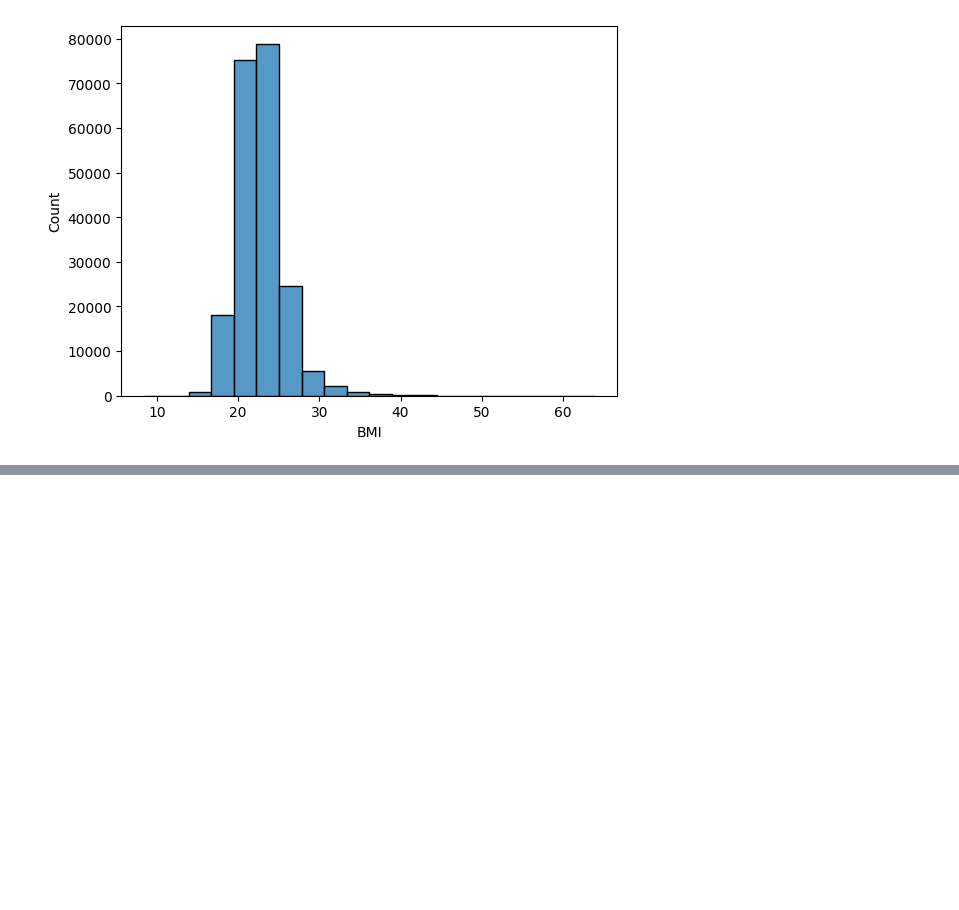
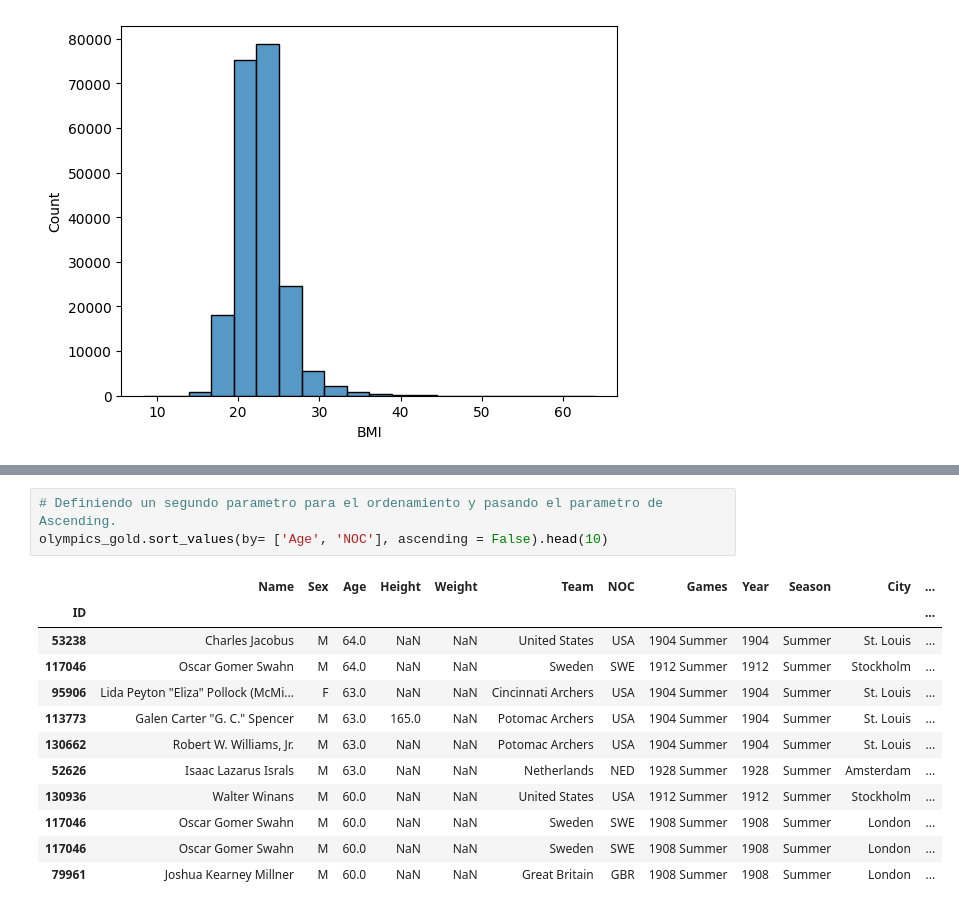
Before and after one commit to oscargbocanegra/learning, a Jupyter notebook: MachineLearning/c-udemy-analisis-datos-python-3/notebooks/04-manipulacion-datos-pandas.ipynb, the cells around one changed output, grey strips where cells are left out. Saved outputs shown, nothing was run; the diff lists cells and outputs as text; blank space fills up the shorter version.

```diff
--- a/MachineLearning/c-udemy-analisis-datos-python-3/notebooks/04-manipulacion-datos-pandas.ipynb
+++ b/MachineLearning/c-udemy-analisis-datos-python-3/notebooks/04-manipulacion-datos-pandas.ipynb
@@ -610,0 +787,16 @@ sb.histplot(olympics['BMI'], bins=20)
+# %%
+# Definiendo un segundo parametro para el ordenamiento y pasando el parametro de Ascending.
+olympics_gold.sort_values(by= ['Age', 'NOC'], ascending = False).head(10)
+# %% [output]
+|  | Name | Sex | Age | Height | Weight | Team | NOC | Games | Year | Season | City | ... |
+| ID |  |  |  |  |  |  |  |  |  |  |  | ... |
+| 53238 | Charles Jacobus | M | 64.0 | NaN | NaN | United States | USA | 1904 Summer | 1904 | Summer | St. Louis | ... |
+| 117046 | Oscar Gomer Swahn | M | 64.0 | NaN | NaN | Sweden | SWE | 1912 Summer | 1912 | Summer | Stockholm | ... |
+| 95906 | Lida Peyton "Eliza" Pollock (McMi... | F | 63.0 | NaN | NaN | Cincinnati Archers | USA | 1904 Summer | 1904 | Summer | St. Louis | ... |
+| 113773 | Galen Carter "G. C." Spencer | M | 63.0 | 165.0 | NaN | Potomac Archers | USA | 1904 Summer | 1904 | Summer | St. Louis | ... |
+| 130662 | Robert W. Williams, Jr. | M | 63.0 | NaN | NaN | Potomac Archers | USA | 1904 Summer | 1904 | Summer | St. Louis | ... |
+| 52626 | Isaac Lazarus Israls | M | 63.0 | NaN | NaN | Netherlands | NED | 1928 Summer | 1928 | Summer | Amsterdam | ... |
+| 130936 | Walter Winans | M | 60.0 | NaN | NaN | United States | USA | 1912 Summer | 1912 | Summer | Stockholm | ... |
+| 117046 | Oscar Gomer Swahn | M | 60.0 | NaN | NaN | Sweden | SWE | 1908 Summer | 1908 | Summer | London | ... |
+| 117046 | Oscar Gomer Swahn | M | 60.0 | NaN | NaN | Sweden | SWE | 1908 Summer | 1908 | Summer | London | ... |
+| 79961 | Joshua Kearney Millner | M | 60.0 | NaN | NaN | Great Britain | GBR | 1908 Summer | 1908 | Summer | London | ... |
```
Also changed, not shown: parts of 21 cells of this notebook.
